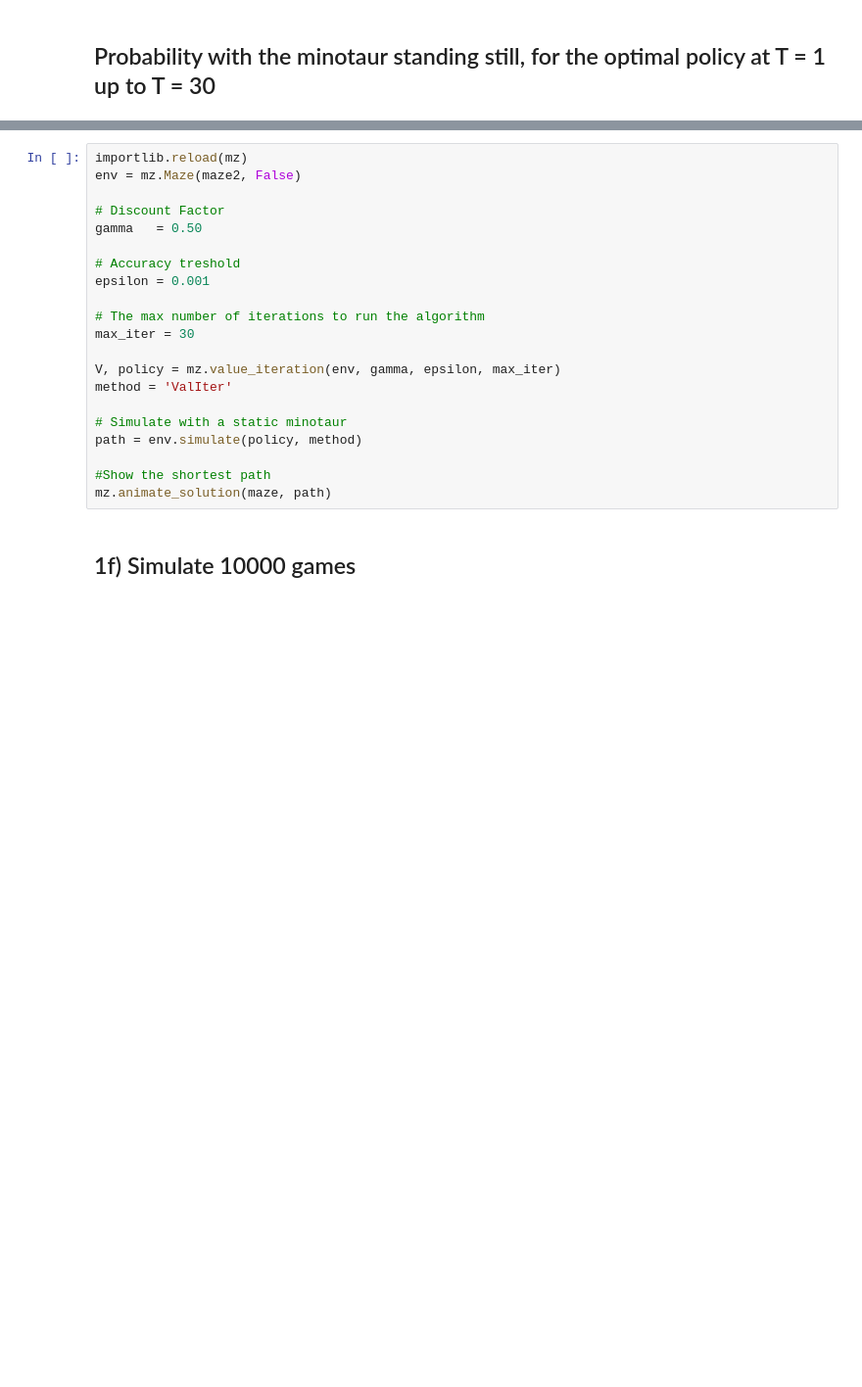
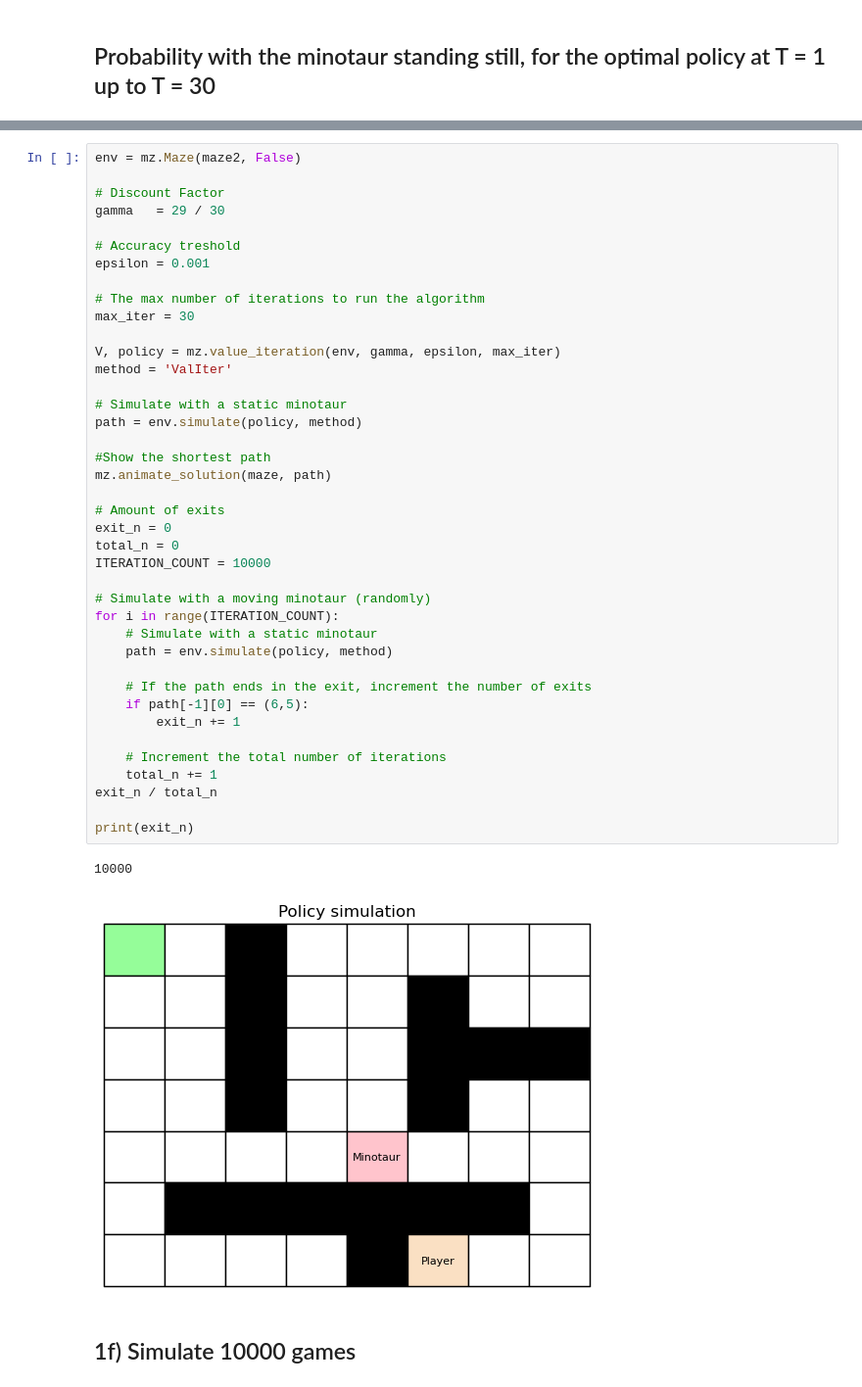
Before and after one commit to SevenhuijsenM/Lab-1-Reinforcement-Learning, a Jupyter notebook: problem_1.ipynb, the cells around one changed output, grey strips where cells are left out. Shown at 98% size. Saved outputs shown, nothing was run; the diff lists cells and outputs as text; blank space fills up the shorter version.

```diff
--- a/problem_1.ipynb
+++ b/problem_1.ipynb
@@ -234,24 +231,46 @@ mz.animate_solution(maze, path)
 # %%
-importlib.reload(mz)
 env = mz.Maze(maze2, False)
 
 # Discount Factor
-gamma   = 0.50
+gamma   = 29 / 30
 
 # Accuracy treshold
 epsilon = 0.001
 
 # The max number of iterations to run the algorithm
 max_iter = 30
 
 V, policy = mz.value_iteration(env, gamma, epsilon, max_iter)
 method = 'ValIter'
 
 # Simulate with a static minotaur
 path = env.simulate(policy, method)
 
 #Show the shortest path
 mz.animate_solution(maze, path)
+
+# Amount of exits
+exit_n = 0
+total_n = 0
+ITERATION_COUNT = 10000
+
+# Simulate with a moving minotaur (randomly)
+for i in range(ITERATION_COUNT):
+    # Simulate with a static minotaur
+    path = env.simulate(policy, method)
+
+    # If the path ends in the exit, increment the number of exits
+    if path[-1][0] == (6,5):
+        exit_n += 1
+
+    # Increment the total number of iterations
+    total_n += 1
+exit_n / total_n
+
+print(exit_n)
+# %% [output]
+10000
+[figure, added]
 # %% [markdown]
 ## 1f) Simulate 10000 games
 # %%
```
Also changed, not shown: parts of 10 cells of this notebook, 1 other file.
